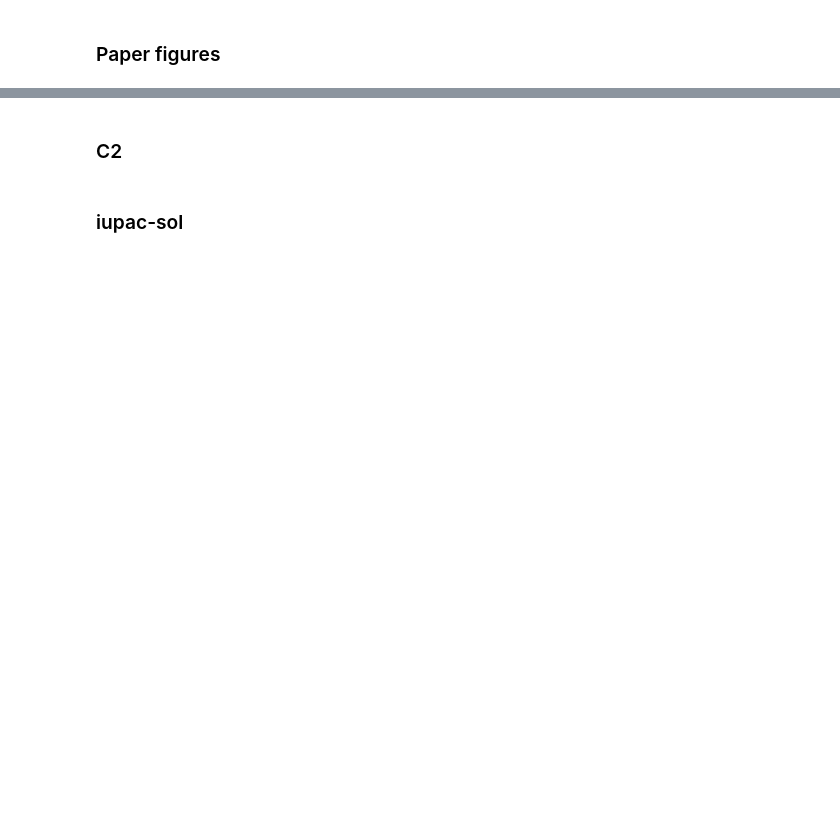
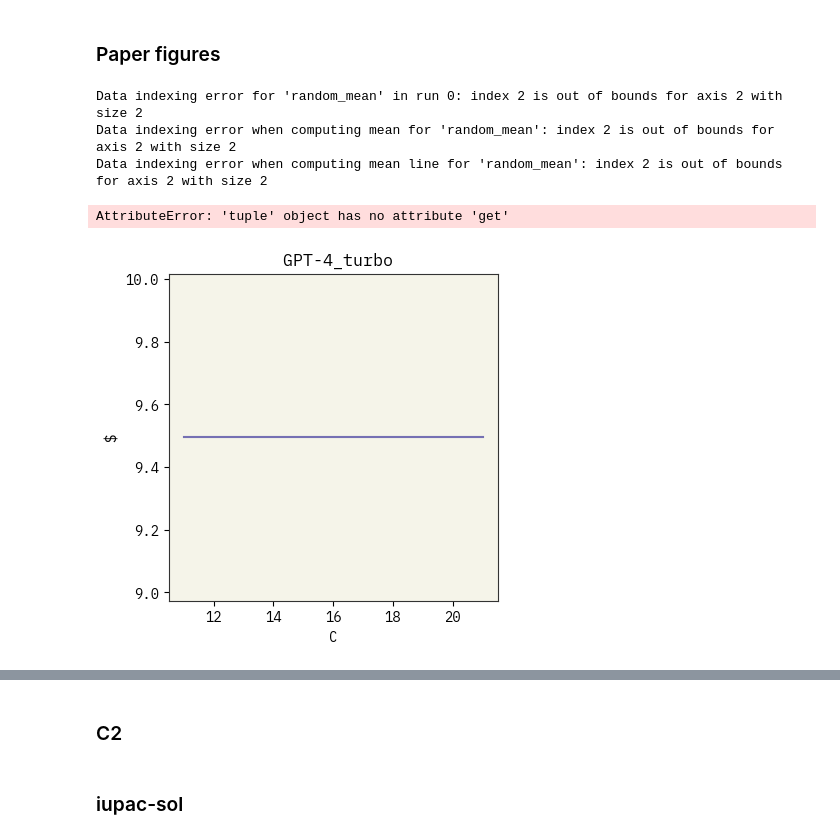
Before and after one commit to ur-whitelab/BO-LIFT, a Jupyter notebook: paper/BO_experiments.ipynb, the cells around one changed output, grey strips where cells are left out. Cells and saved outputs as stored; diff of their text form; code cells hidden in the pictures; blank space fills up the shorter version.

```diff
--- a/paper/BO_experiments.ipynb
+++ b/paper/BO_experiments.ipynb
@@ -667,6 +1001,67 @@ def plot_BO(ax, data_file, title, data, axis_name, lim=None, label=False, M=1):
 # %% [markdown]
 ### Paper figures
-# %%
-raw_data, starts, indexes, x_name, y_name = get_dataset("ocm", M=0)
+# %%
+fig, axs = plt.subplots(nrows=1, ncols=1, figsize=(4,4), constrained_layout=True)
+# for ax in axs.flat:
+#     ax.set_aspect(0.6)
+
+lim=(raw_data[y_name].min()-1, raw_data[y_name].max()+1)
+# plot_BO(axs[0], "./out/ocm_curie_12744_1_1_16nr.pkl","GPT3",
+#          raw_data[y_name], "C$_2$ yield", lim, label=True, M=5)
+
+# plot_BO(axs[0], "./out/biasfree_ocm_gpt-turbo_300_1_1_lambda_mult0.1_corrected.pkl","Bias Free: lambda .1_corrected",
+#          raw_data[y_name], "C$_2$ yield", lim, label=True, M=5)
+
+# plot_BO(axs[1], "./out/biasfree_ocm_gpt-turbo_300_1_1_lambda_mult0.5_corrected.pkl","Bias Free: lambda .5_corrected",
+#          raw_data[y_name], "C$_2$ yield", lim, label=False, M=5)
+
+# plot_BO(axs[2], "/Users/shane/repos/BO-LIFT/paper/out/biasfree_ocm_gpt-turbo_300_1_1_lambda_mult0.9_corrected.pkl","Bias Free: lambda .9_corrected",
+#          raw_data[y_name], "C$_2$ yield", lim, label=False, M=5)
+
+
+# plot_BO(axs, "./out/biasfree_ocm_gpt-turbo_300_1_1_lambda_mult0.1_corrected_tableprompt_transfer_data_10.pkl","GPT 4 Bias Free Table Format t_train=10: lambda .1",
+#          raw_data[y_name], "C$_2$ yield", lim, label=True, M=5)
+
+
+# plot_BO(axs, './out/ocm_gpt-turbo_1_1_lambda_mult0.1_corrected_tableprompt_1initialpoint_allacq.pkl'," GPT-4turbo",
+#          raw_data[y_name], "C$_2$ yield", lim, label=True, M=1)
+
+
+
+plot_BO(axs, path," GPT-4_turbo",
+         raw_data[y_name], "C$_2$ yield", lim, label=True, M=M)
+
+# plot_BO(axs[1], './out/biasfree_ocm_gpt-turbo_300_1_1_lambda_mult0.1_corrected_tableprompt_transfer_data_100.pkl'," GPT4 Table Format: lambda .1",
+#          raw_data[y_name], "C$_2$ yield", lim, label=False, M=5)
+
+# plot_BO(axs[4], "/Users/shane/repos/BO-LIFT/paper/out/biasfree_ocm_gpt-turbo_300_1_1_lambda_mult1.pkl","Bias Free: lambda 1",
+#          raw_data[y_name], "C$_2$ yield", lim, label=False, M=5)
+
+# plot_BO(axs[3], "/Users/shane/repos/BO-LIFT/paper/out/biasfree_ocm_gpt-turbo_300_1_1_lambda_mult1_corrected_1.pkl","Bias Free: lambda 1_corrected",
+#          raw_data[y_name], "C$_2$ yield", lim, label=False, M=5)
+
+
+# path = f"./out/{dataset}_{model}_300_{initial_train}_{ask_K}_lambda_mult{lambda_multi}.pkl"
+
+# plot_BO(axs[1], "./out/ocm_GPT-4_12744_0_s.pkl", "GPT4",
+#          raw_data[y_name], "C$_2$ yield", lim, label=False, M=5)
+# d
+# plot_BO(axs[2], "./out/biasfree_ocm_gpt-turbo_300_1_1_lambda_mult0.1_corrected_tablepromptgpt4_1.5*normal.pkl", "GPT4 Table Format: lambda .1 - 1.5*",
+#          raw_data[y_name], "C$_2$ yield", lim, label=False, M=5)
+
+# plot_BO(axs[3], "/Users/shane/repos/BO-LIFT/paper/out/biasfree_ocm_gpt-turbo_300_1_1_lambda_mult0.1_corrected_tablepromptgpt4_1.5*normal_meanstart.pkl", "GPT4 Table Format (mean): lambda .1 - 1.5*",
+#          raw_data[y_name], "C$_2$ yield", lim, label=False, M=5)
+
+fig.suptitle("Bayesian Optimization on OCM dataset")
+fig.legend(loc='upper center', bbox_to_anchor=(0.5,0),
+          fancybox=True, shadow=True, ncol=6)
+plt.savefig(f"/Users/shane/repos/BO-LIFT/figs/BO_C2_GPT4", dpi=300, bbox_inches='tight')
+plt.show()
+# %% [output]
+Data indexing error for 'random_mean' in run 0: index 2 is out of bounds for axis 2 with size 2
+Data indexing error when computing mean for 'random_mean': index 2 is out of bounds for axis 2 with size 2
+Data indexing error when computing mean line for 'random_mean': index 2 is out of bounds for axis 2 with size 2
+AttributeError: 'tuple' object has no attribute 'get'
+[figure, added]
 # %%
 path
```
Also changed, not shown: parts of 30 cells of this notebook, 2 other files.
